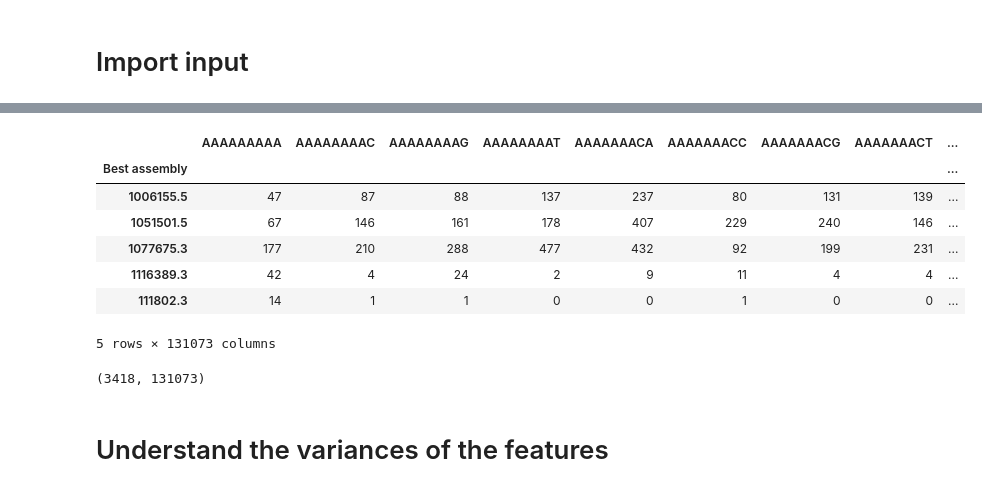
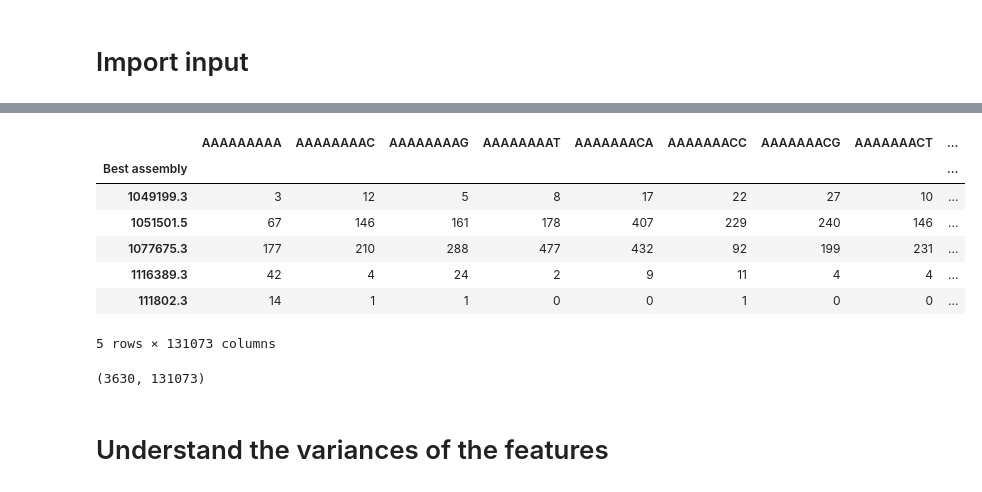
Before and after one commit to ProfHeydeFranca/BacterialData, a Jupyter notebook: run_features/scripts/remove_zero-variance.ipynb, the cells around one changed output, grey strips where cells are left out. Drawn from its saved outputs; the diff is of its cells as text; code cells hidden in the pictures.

```diff
--- a/run_features/scripts/remove_zero-variance.ipynb
+++ b/run_features/scripts/remove_zero-variance.ipynb
@@ -25,23 +25,23 @@ import datetime
 
 print("Started script! Loading input file...", datetime.datetime.now())
 
-feature = 'kmer9Classification'
-#feature = 'kmer9Regression'
+#feature = 'kmer9Classification'
+feature = 'kmer9Regression'
 #feature = 'gene-familiesClassification'
 #feature = 'gene-familiesRegression'
 #feature = 'gene-families'
 #feature = 'kmer9'
 
-abiotic_factor = 'salt'
+#abiotic_factor = 'salt'
 #abiotic_factor = 'temperature'
-#abiotic_factor = 'pH'
+abiotic_factor = 'pH'
 #abiotic_factor = 'oxygen'
 
-group = 'Salinity group'
+#group = 'Salinity group'
 #group = 'Salt all mean'
 #group = 'Temp group'
 #group = 'Temp all mean'
-#group = 'pH all mean'
+group = 'pH all mean'
 #group = 'Oxygen tolerance'
 
 file1 = '/home/bia/Documents/bacterial_phenotypes/connecting_features_abFactors/df_' + abiotic_factor + '_' + feature + '_selected-filterNA.pickle.zst'
@@ -58,12 +58,12 @@ Loaded input pickle zst file... 2024-07-24 13:40:43.534415
 |  | AAAAAAAAA | AAAAAAAAC | AAAAAAAAG | AAAAAAAAT | AAAAAAACA | AAAAAAACC | AAAAAAACG | AAAAAAACT | ... |
 | Best assembly |  |  |  |  |  |  |  |  | ... |
-| 1006155.5 | 47 | 87 | 88 | 137 | 237 | 80 | 131 | 139 | ... |
+| 1049199.3 | 3 | 12 | 5 | 8 | 17 | 22 | 27 | 10 | ... |
 | 1051501.5 | 67 | 146 | 161 | 178 | 407 | 229 | 240 | 146 | ... |
 | 1077675.3 | 177 | 210 | 288 | 477 | 432 | 92 | 199 | 231 | ... |
 | 1116389.3 | 42 | 4 | 24 | 2 | 9 | 11 | 4 | 4 | ... |
 | 111802.3 | 14 | 1 | 1 | 0 | 0 | 1 | 0 | 0 | ... |
 5 rows × 131073 columns
-(3418, 131073)
+(3630, 131073)
 # %% [markdown]
 # Understand the variances of the features
 # %% [markdown]
```
Also changed, not shown: parts of 8 cells of this notebook, 1 other file.
